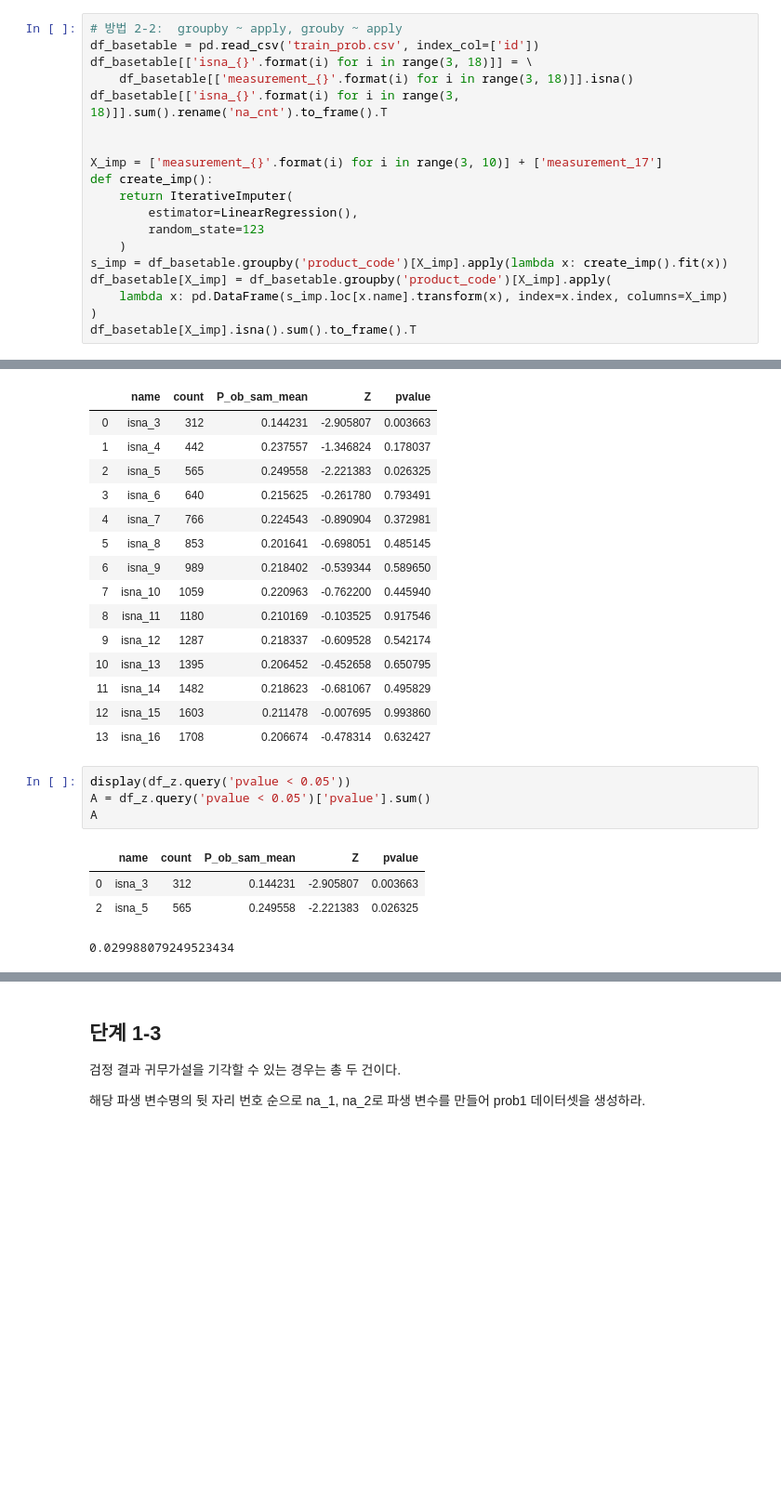
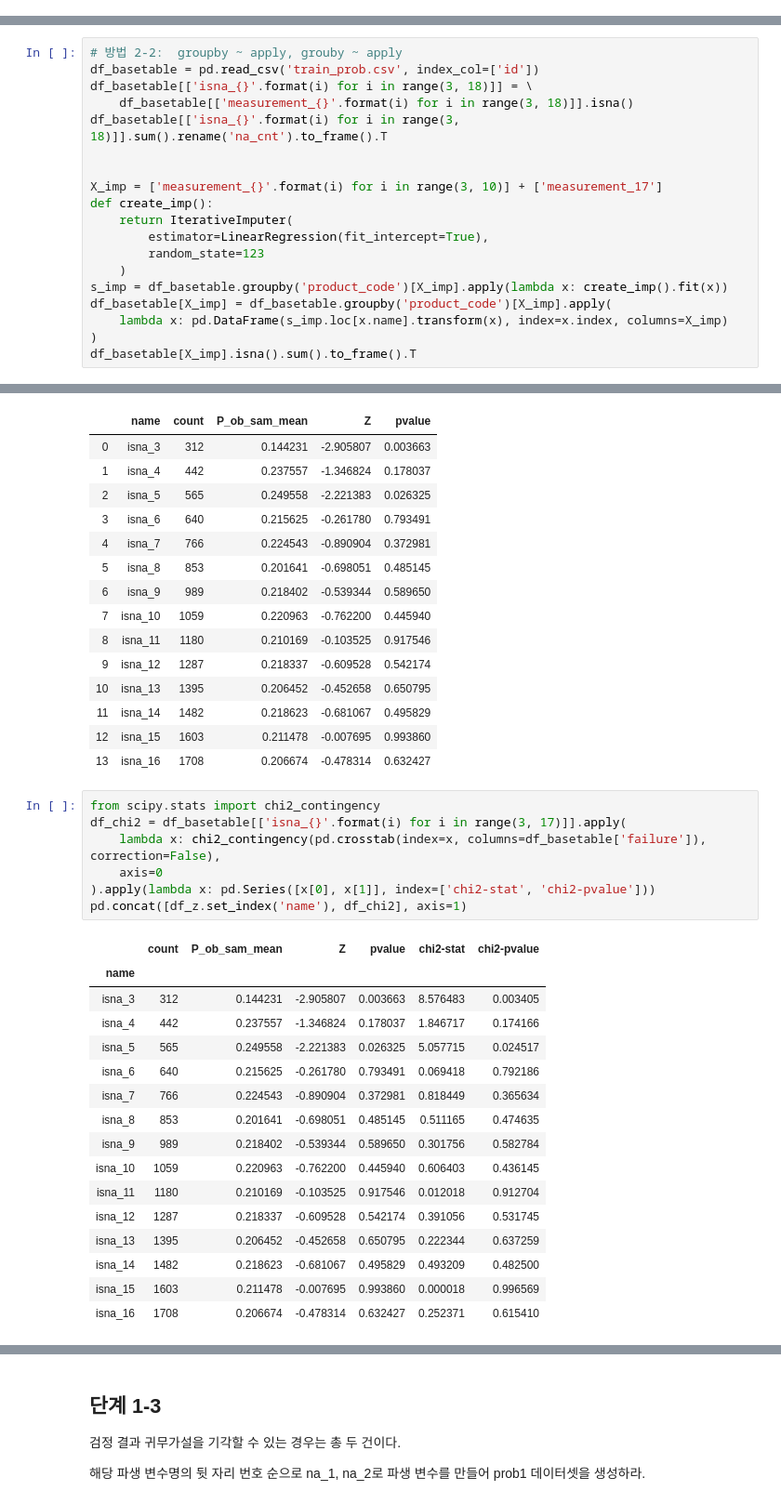
Before and after one commit to sunkusun9/DS_lv3_2408, a Jupyter notebook: sec_ds_lv3_prob1_prob.ipynb, the cells around one changed output, grey strips where cells are left out. Shown: that part at 93% size. Cells and saved outputs as stored; diff of their text form; blank space fills up the shorter version.

```diff
--- a/sec_ds_lv3_prob1_prob.ipynb
+++ b/sec_ds_lv3_prob1_prob.ipynb
@@ -225,19 +221,0 @@ df_basetable[X_imp].isna().sum().to_frame().T
-# %%
-# 방법 2-2:  groupby ~ apply, grouby ~ apply
-df_basetable = pd.read_csv('train_prob.csv', index_col=['id'])
-df_basetable[['isna_{}'.format(i) for i in range(3, 18)]] = \
-    df_basetable[['measurement_{}'.format(i) for i in range(3, 18)]].isna()
-df_basetable[['isna_{}'.format(i) for i in range(3, 18)]].sum().rename('na_cnt').to_frame().T
-
-
-X_imp = ['measurement_{}'.format(i) for i in range(3, 10)] + ['measurement_17']
-def create_imp():
-    return IterativeImputer(
-        estimator=LinearRegression(),
-        random_state=123
-    )
-s_imp = df_basetable.groupby('product_code')[X_imp].apply(lambda x: create_imp().fit(x))
-df_basetable[X_imp] = df_basetable.groupby('product_code')[X_imp].apply(
-    lambda x: pd.DataFrame(s_imp.loc[x.name].transform(x), index=x.index, columns=X_imp)
-)
-df_basetable[X_imp].isna().sum().to_frame().T
@@ -246,0 +265,19 @@ df_basetable[X_imp].isna().sum().to_frame().T
+# %%
+# 방법 2-2:  groupby ~ apply, grouby ~ apply
+df_basetable = pd.read_csv('train_prob.csv', index_col=['id'])
+df_basetable[['isna_{}'.format(i) for i in range(3, 18)]] = \
+    df_basetable[['measurement_{}'.format(i) for i in range(3, 18)]].isna()
+df_basetable[['isna_{}'.format(i) for i in range(3, 18)]].sum().rename('na_cnt').to_frame().T
+
+
+X_imp = ['measurement_{}'.format(i) for i in range(3, 10)] + ['measurement_17']
+def create_imp():
+    return IterativeImputer(
+        estimator=LinearRegression(fit_intercept=True),
+        random_state=123
+    )
+s_imp = df_basetable.groupby('product_code')[X_imp].apply(lambda x: create_imp().fit(x))
+df_basetable[X_imp] = df_basetable.groupby('product_code')[X_imp].apply(
+    lambda x: pd.DataFrame(s_imp.loc[x.name].transform(x), index=x.index, columns=X_imp)
+)
+df_basetable[X_imp].isna().sum().to_frame().T
@@ -433,12 +473,27 @@ df_z
 | 11 | isna_14 | 1482 | 0.218623 | -0.681067 | 0.495829 |
 | 12 | isna_15 | 1603 | 0.211478 | -0.007695 | 0.993860 |
 | 13 | isna_16 | 1708 | 0.206674 | -0.478314 | 0.632427 |
-# %%
-display(df_z.query('pvalue < 0.05'))
-A = df_z.query('pvalue < 0.05')['pvalue'].sum()
-A
-# %% [output]
-|  | name | count | P_ob_sam_mean | Z | pvalue |
-| 0 | isna_3 | 312 | 0.144231 | -2.905807 | 0.003663 |
-| 2 | isna_5 | 565 | 0.249558 | -2.221383 | 0.026325 |
-0.029988079249523434
+# %%
+from scipy.stats import chi2_contingency
+df_chi2 = df_basetable[['isna_{}'.format(i) for i in range(3, 17)]].apply(
+    lambda x: chi2_contingency(pd.crosstab(index=x, columns=df_basetable['failure']), correction=False),
+    axis=0
+).apply(lambda x: pd.Series([x[0], x[1]], index=['chi2-stat', 'chi2-pvalue']))
+pd.concat([df_z.set_index('name'), df_chi2], axis=1)
+# %% [output]
+|  | count | P_ob_sam_mean | Z | pvalue | chi2-stat | chi2-pvalue |
+| name |  |  |  |  |  |  |
+| isna_3 | 312 | 0.144231 | -2.905807 | 0.003663 | 8.576483 | 0.003405 |
+| isna_4 | 442 | 0.237557 | -1.346824 | 0.178037 | 1.846717 | 0.174166 |
+| isna_5 | 565 | 0.249558 | -2.221383 | 0.026325 | 5.057715 | 0.024517 |
+| isna_6 | 640 | 0.215625 | -0.261780 | 0.793491 | 0.069418 | 0.792186 |
+| isna_7 | 766 | 0.224543 | -0.890904 | 0.372981 | 0.818449 | 0.365634 |
+| isna_8 | 853 | 0.201641 | -0.698051 | 0.485145 | 0.511165 | 0.474635 |
+| isna_9 | 989 | 0.218402 | -0.539344 | 0.589650 | 0.301756 | 0.582784 |
+| isna_10 | 1059 | 0.220963 | -0.762200 | 0.445940 | 0.606403 | 0.436145 |
+| isna_11 | 1180 | 0.210169 | -0.103525 | 0.917546 | 0.012018 | 0.912704 |
+| isna_12 | 1287 | 0.218337 | -0.609528 | 0.542174 | 0.391056 | 0.531745 |
+| isna_13 | 1395 | 0.206452 | -0.452658 | 0.650795 | 0.222344 | 0.637259 |
+| isna_14 | 1482 | 0.218623 | -0.681067 | 0.495829 | 0.493209 | 0.482500 |
+| isna_15 | 1603 | 0.211478 | -0.007695 | 0.993860 | 0.000018 | 0.996569 |
+| isna_16 | 1708 | 0.206674 | -0.478314 | 0.632427 | 0.252371 | 0.615410 |
```
Also changed, not shown: parts of 44 cells of this notebook.
